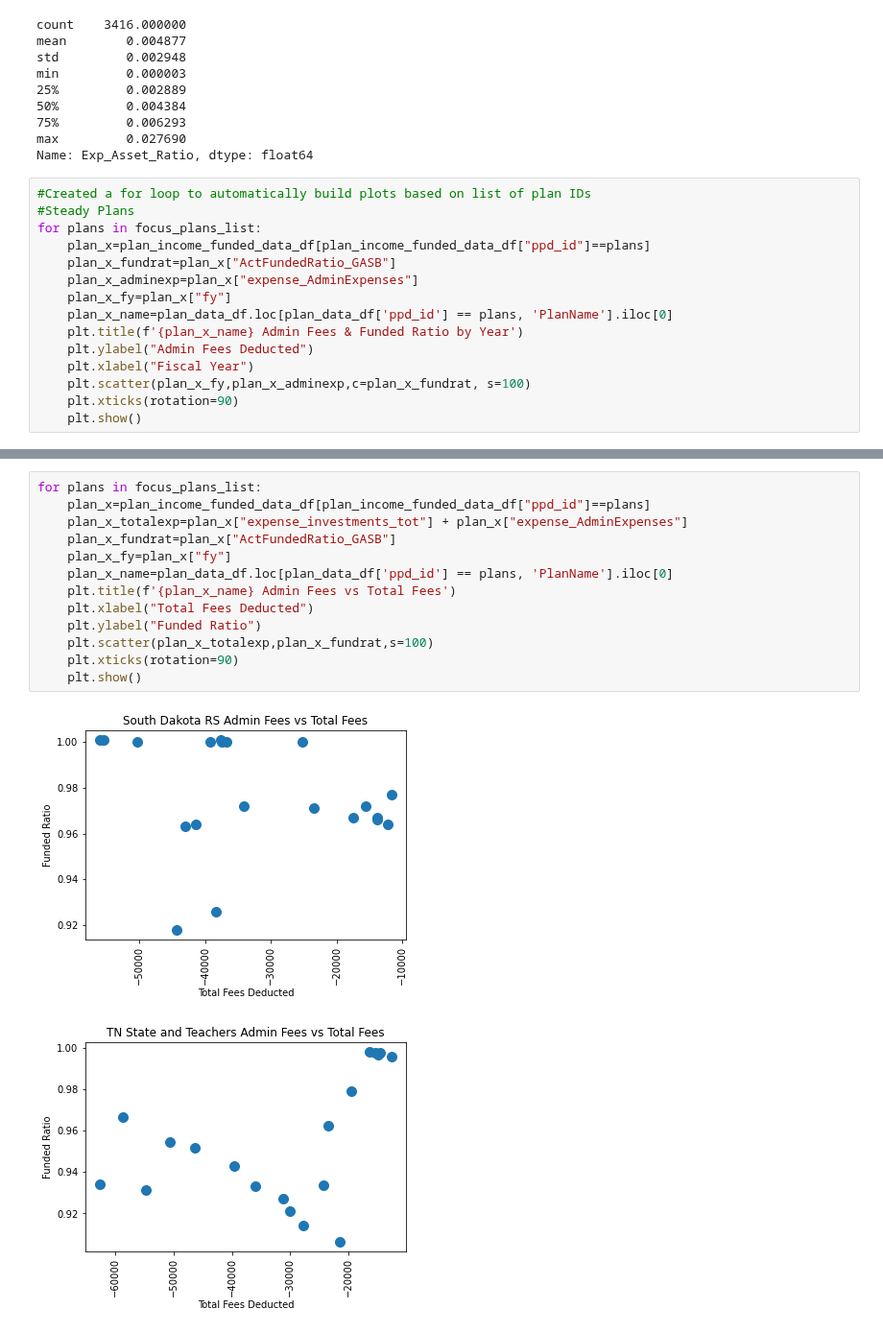
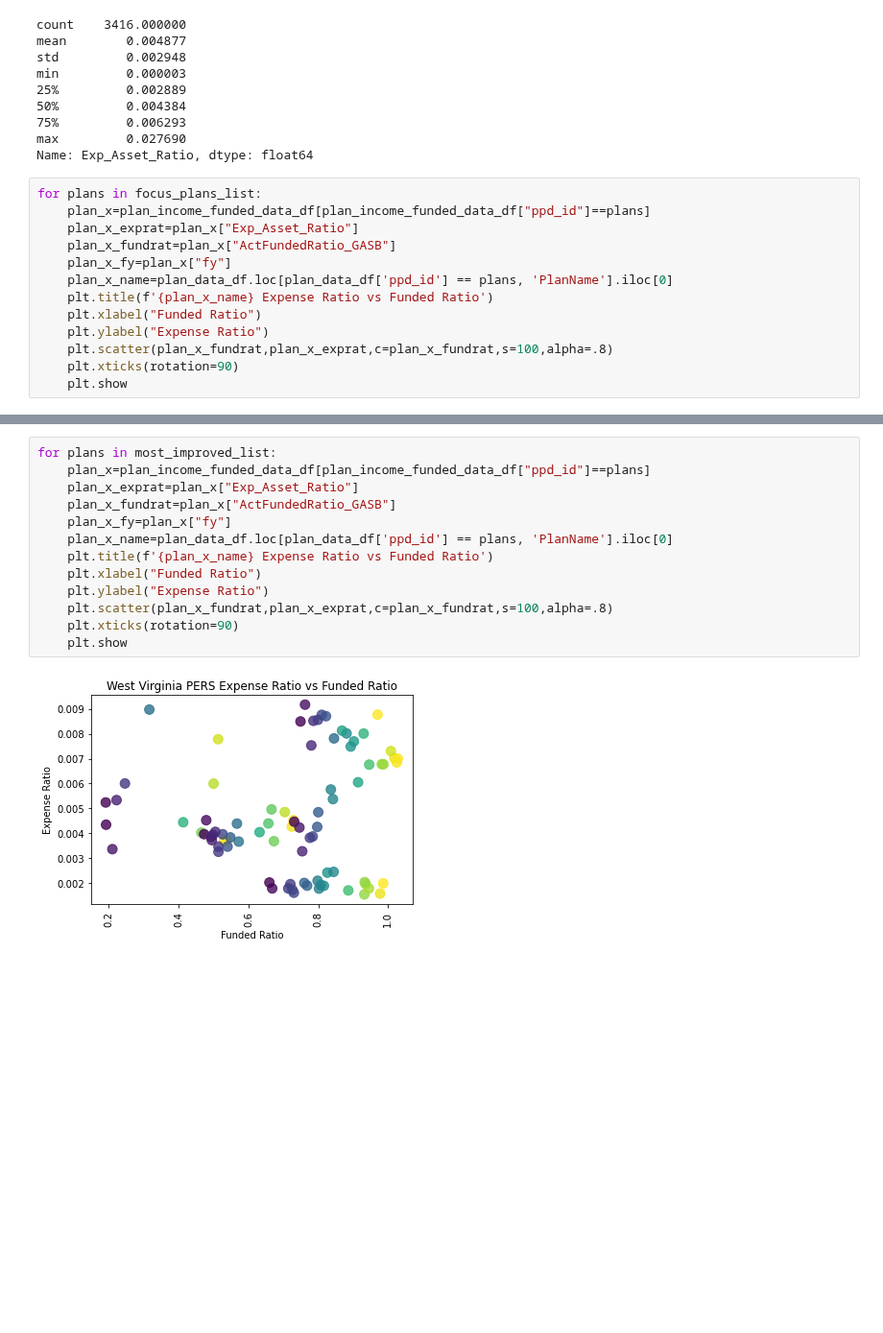
Before and after one commit to DeltaDeutsch/PPD-Group-Project, a Jupyter notebook: PPD Group Costs Fees.ipynb, the cells around one changed output, grey strips where cells are left out. Shown at 96% size. Cells and saved outputs as stored; diff of their text form; blank space fills up the shorter version.

Commit message:
Added plots for exp vs funded ratio for all focus plan groups

```diff
--- a/PPD Group Costs Fees.ipynb
+++ b/PPD Group Costs Fees.ipynb
@@ -151,18 +151,16 @@ min         0.000003
 max         0.027690
 Name: Exp_Asset_Ratio, dtype: float64
 # %%
-#Created a for loop to automatically build plots based on list of plan IDs
-#Steady Plans
 for plans in focus_plans_list:
     plan_x=plan_income_funded_data_df[plan_income_funded_data_df["ppd_id"]==plans]
+    plan_x_exprat=plan_x["Exp_Asset_Ratio"]
     plan_x_fundrat=plan_x["ActFundedRatio_GASB"]
-    plan_x_adminexp=plan_x["expense_AdminExpenses"]
     plan_x_fy=plan_x["fy"]
     plan_x_name=plan_data_df.loc[plan_data_df['ppd_id'] == plans, 'PlanName'].iloc[0]
-    plt.title(f'{plan_x_name} Admin Fees & Funded Ratio by Year')
-    plt.ylabel("Admin Fees Deducted")
-    plt.xlabel("Fiscal Year")
-    plt.scatter(plan_x_fy,plan_x_adminexp,c=plan_x_fundrat, s=100)
+    plt.title(f'{plan_x_name} Expense Ratio vs Funded Ratio')
+    plt.xlabel("Funded Ratio")
+    plt.ylabel("Expense Ratio")
+    plt.scatter(plan_x_fundrat,plan_x_exprat,c=plan_x_fundrat,s=100,alpha=.8)
     plt.xticks(rotation=90)
-    plt.show()
+    plt.show
 # %% [output]
@@ -173,16 +168,15 @@ for plans in focus_plans_list:
 # %%
-for plans in focus_plans_list:
+for plans in most_improved_list:
     plan_x=plan_income_funded_data_df[plan_income_funded_data_df["ppd_id"]==plans]
-    plan_x_totalexp=plan_x["expense_investments_tot"] + plan_x["expense_AdminExpenses"]
+    plan_x_exprat=plan_x["Exp_Asset_Ratio"]
     plan_x_fundrat=plan_x["ActFundedRatio_GASB"]
     plan_x_fy=plan_x["fy"]
     plan_x_name=plan_data_df.loc[plan_data_df['ppd_id'] == plans, 'PlanName'].iloc[0]
-    plt.title(f'{plan_x_name} Admin Fees vs Total Fees')
-    plt.xlabel("Total Fees Deducted")
-    plt.ylabel("Funded Ratio")
-    plt.scatter(plan_x_totalexp,plan_x_fundrat,s=100)
+    plt.title(f'{plan_x_name} Expense Ratio vs Funded Ratio')
+    plt.xlabel("Funded Ratio")
+    plt.ylabel("Expense Ratio")
+    plt.scatter(plan_x_fundrat,plan_x_exprat,c=plan_x_fundrat,s=100,alpha=.8)
     plt.xticks(rotation=90)
-    plt.show()
+    plt.show
 # %% [output]
-[figure, old version]
+[figure, new version]
-[figure, removed]
```
Also changed, not shown: parts of 5 cells of this notebook, 1 other file.
